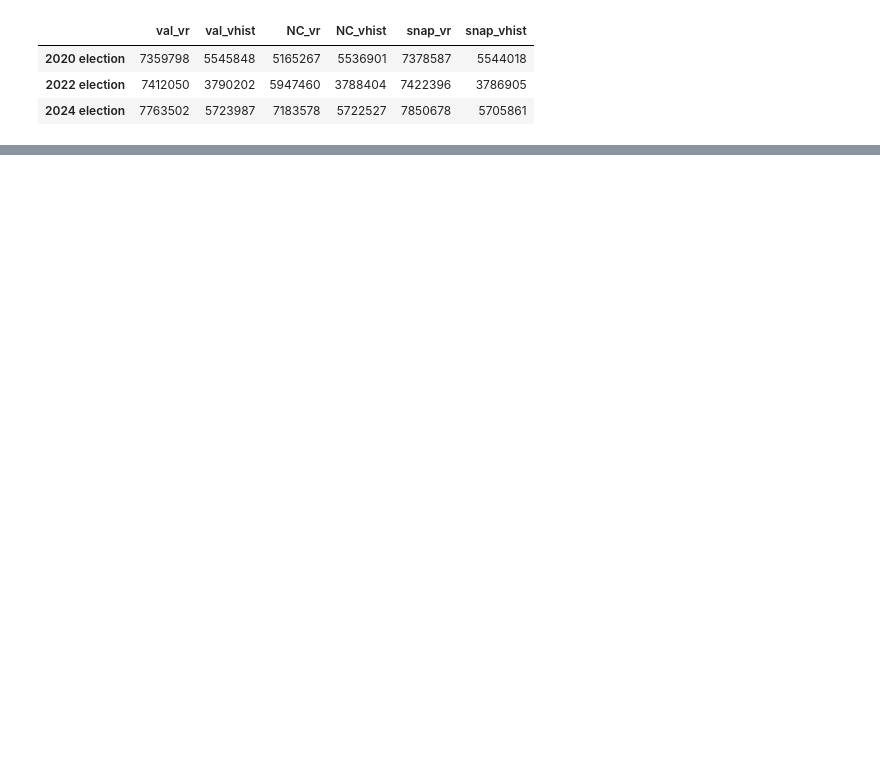
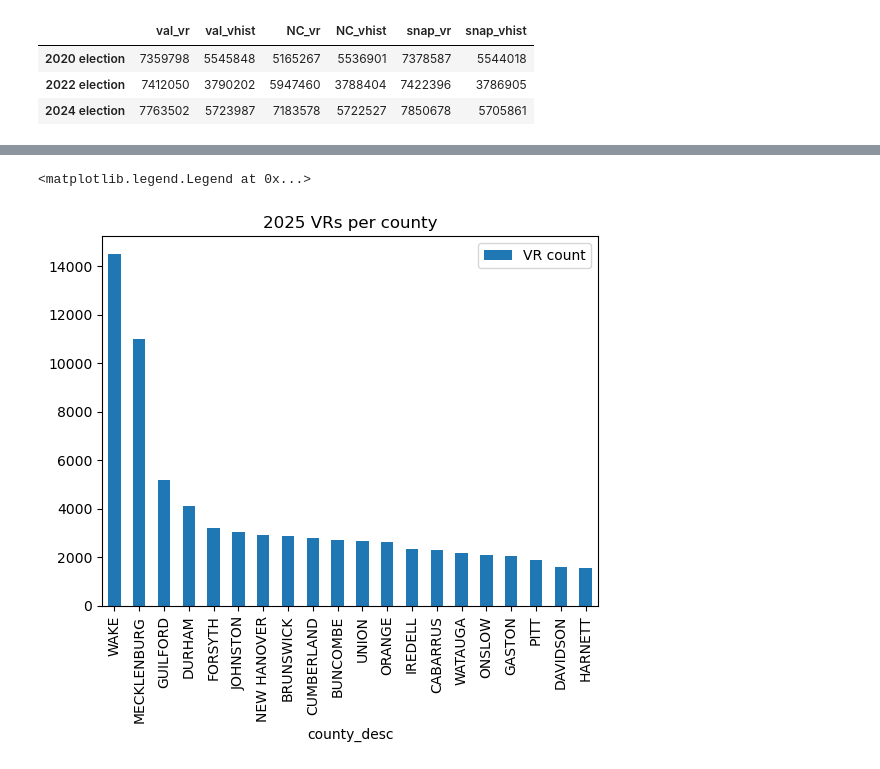
Before and after one commit to vandyy123/Election-Analysis, a Jupyter notebook: Data Validation and Further/Verifying Voter Results.ipynb, the cells around one changed output, grey strips where cells are left out. Cells and saved outputs as stored; diff of their text form; code cells hidden in the pictures; blank space fills up the shorter version.

```diff
--- a/Data Validation and Further/Verifying Voter Results.ipynb
+++ b/Data Validation and Further/Verifying Voter Results.ipynb
@@ -445,0 +378,25 @@ df_wk_25
+# %%
+# VR columns and dataset
+
+vr_11_25 = 'VR_Snapshot_20251104.txt'
+vr_11_23 = 'VR_Snapshot_20231107.txt'
+vr_11_21 = 'VR_Snapshot_20211102.txt'
+
+vr_cols = ['registr_dt', 'precinct_abbrv', 'age', 'race_code', 'party_cd', 'sex_code', 'status_cd', 'voter_reg_num', 'county_desc']
+# %%
+# Include time frame (8/1 to 10/31) with the function.
+
+vr_11_25 = vr_import_clean(vr_11_25, vr_cols)
+vr_11_23 = vr_import_clean(vr_11_23, vr_cols)
+vr_11_21 = vr_import_clean(vr_11_21, vr_cols)
+# %%
+fig, ax = plt.subplots()
+
+nc_county_df = pd.DataFrame(vr_11_21.groupby('county_desc')['voter_reg_num'].count())
+nc_county_df = nc_county_df.sort_values(by = 'voter_reg_num', ascending = False)
+top_20 = nc_county_df.head(20)
+top_20.plot.bar(title='2025 VRs per county', ax = ax)
+ax.legend(['VR count'])
+# %% [output]
+<matplotlib.legend.Legend at 0x...>
+[figure, added]
```
Also changed, not shown: parts of 65 cells of this notebook.
